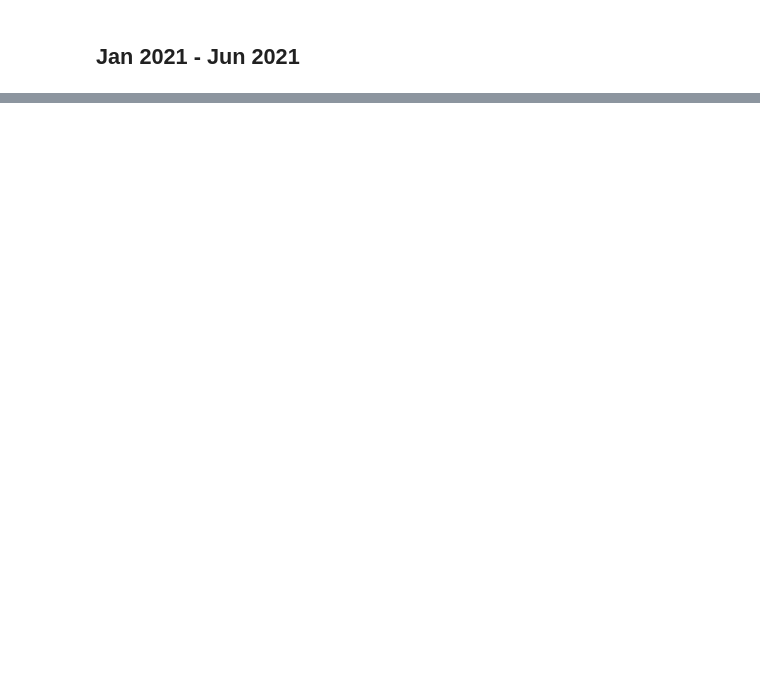
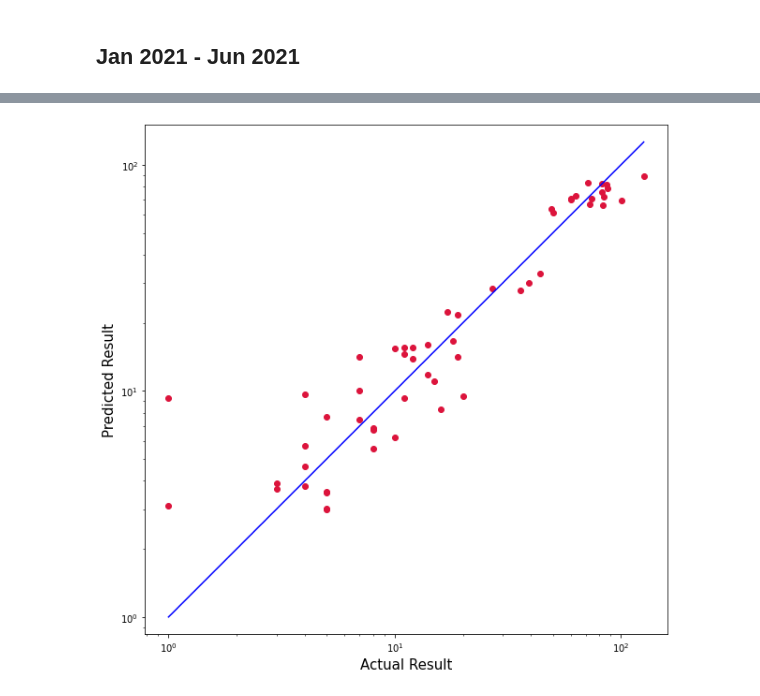
Before and after one commit to Osama29/Predicting-Covid-Cases-in-Malaysia-using-AI, a Jupyter notebook: Main Code.ipynb, the cells around one changed output, grey strips where cells are left out. Drawn from its saved outputs; the diff is of its cells as text; code cells hidden in the pictures; blank space fills up the shorter version.

```diff
--- a/Main Code.ipynb
+++ b/Main Code.ipynb
@@ -91,0 +190,16 @@ KeyError: ('cases_new', 'cases_unvax', 'cases_pvax', 'cases_fvax', 'cases_0_4',
+# %%
+#final result for lasso regression
+plt.figure(figsize=(10,10))
+plt.scatter(y_test, y_test_pred, c='crimson')
+plt.yscale('log')
+plt.xscale('log')
+
+p1 = max(max(y_test_pred), max(y_test))
+p2 = min(min(y_test_pred), min(y_test))
+plt.plot([p1, p2], [p1, p2], 'b-')
+plt.xlabel('Actual Result', fontsize=15)
+plt.ylabel('Predicted Result', fontsize=15)
+plt.axis('equal')
+plt.show()
+# %% [output]
+[figure, added]
```
Also changed, not shown: parts of 21 cells of this notebook.
